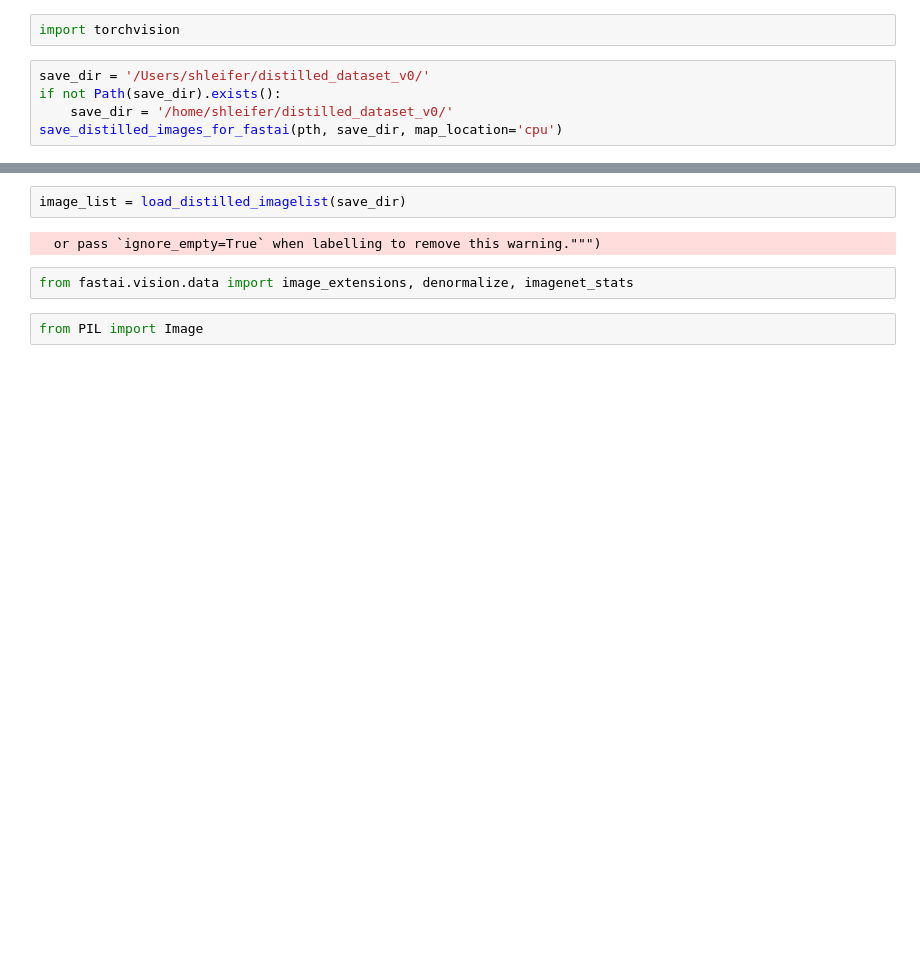
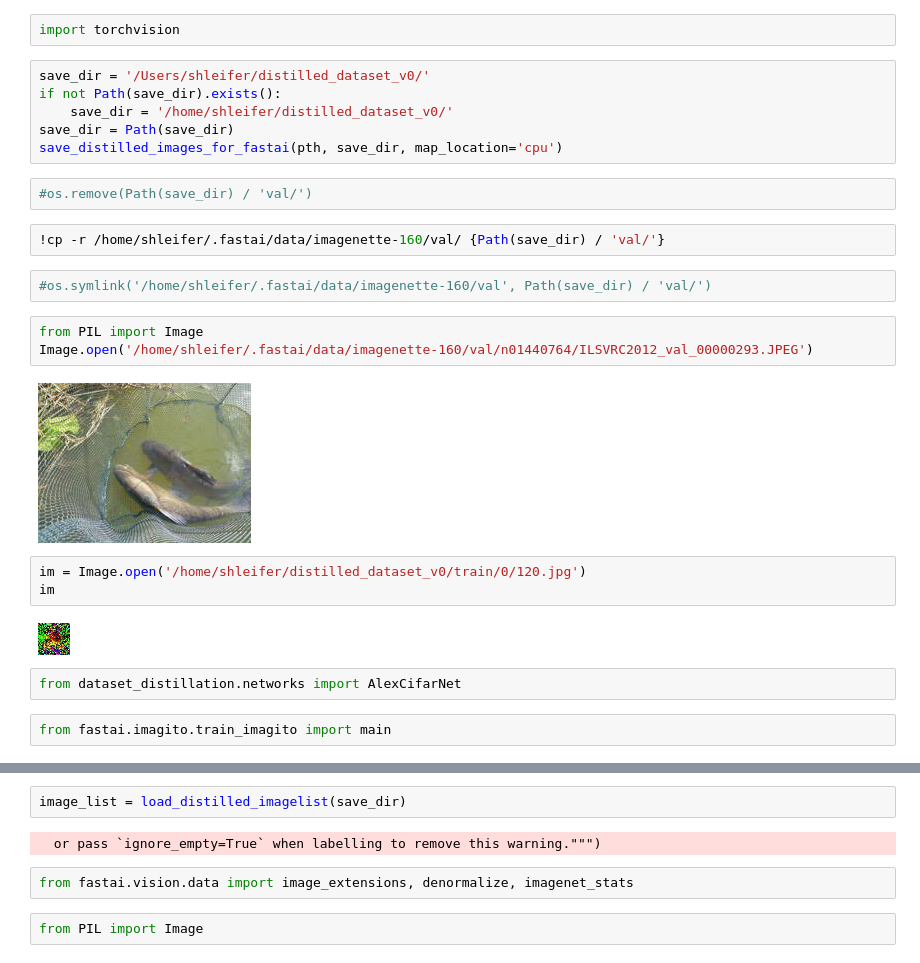
Before and after one commit to sshleifer/fastai, a Jupyter notebook: MakeImagelist.ipynb, the cells around one changed output, grey strips where cells are left out. Saved outputs shown, nothing was run; the diff lists cells and outputs as text; blank space fills up the shorter version.

```diff
--- a/MakeImagelist.ipynb
+++ b/MakeImagelist.ipynb
@@ -129,4 +149,25 @@ import torchvision
 save_dir = '/Users/shleifer/distilled_dataset_v0/'
 if not Path(save_dir).exists():
     save_dir = '/home/shleifer/distilled_dataset_v0/'
+save_dir = Path(save_dir)
 save_distilled_images_for_fastai(pth, save_dir, map_location='cpu')
+# %%
+#os.remove(Path(save_dir) / 'val/')
+# %%
+!cp -r /home/shleifer/.fastai/data/imagenette-160/val/ {Path(save_dir) / 'val/'}
+# %%
+#os.symlink('/home/shleifer/.fastai/data/imagenette-160/val', Path(save_dir) / 'val/')
+# %%
+from PIL import Image
+Image.open('/home/shleifer/.fastai/data/imagenette-160/val/n01440764/ILSVRC2012_val_00000293.JPEG')
+# %% [output]
+[figure, added]
+# %%
+im = Image.open('/home/shleifer/distilled_dataset_v0/train/0/120.jpg')
+im
+# %% [output]
+[figure, added]
+# %%
+from dataset_distillation.networks import AlexCifarNet
+# %%
+from fastai.imagito.train_imagito import main
```
Also changed, not shown: parts of 9 cells of this notebook, 2 other files.
